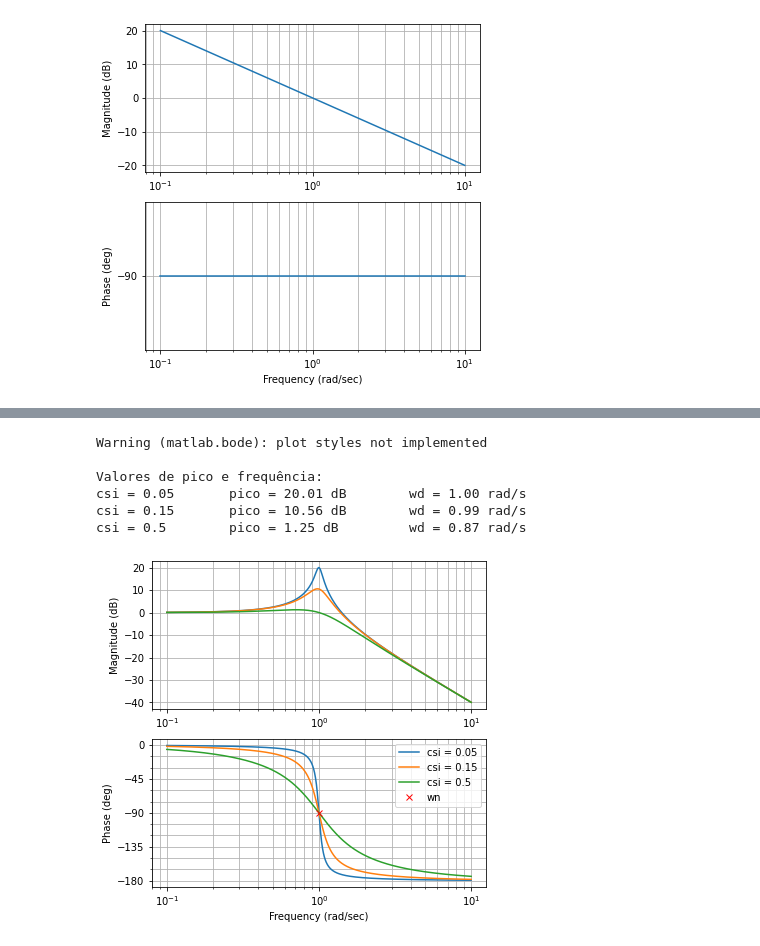
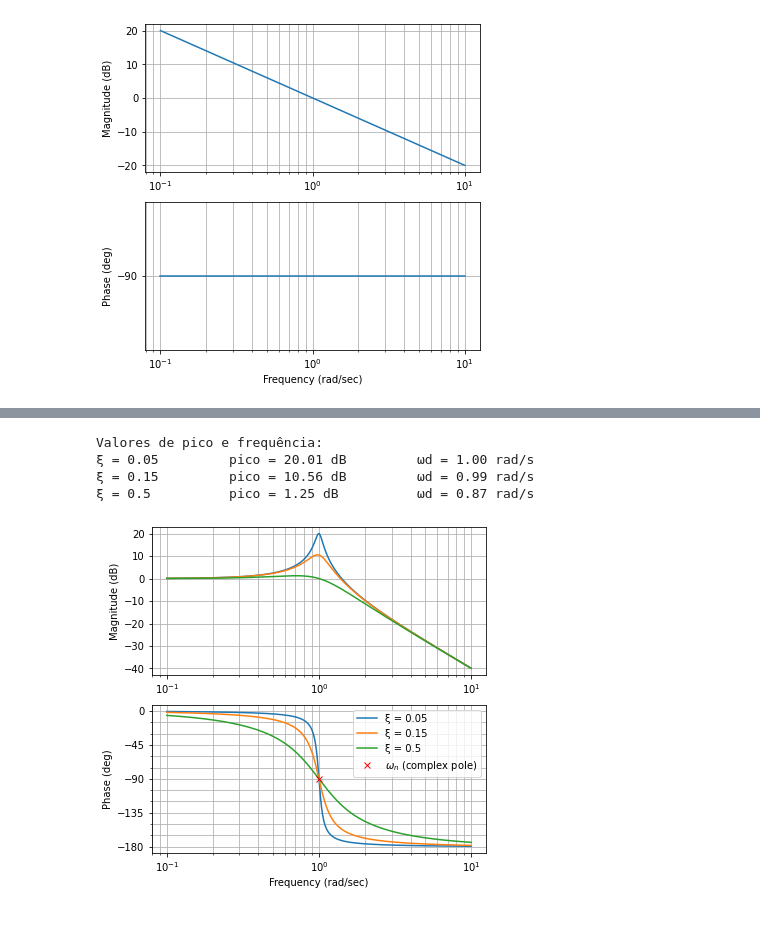
Before and after one commit to gregorimaia/Engenharia_Aeroespacial, a Jupyter notebook: Resposta_em_frequencia.ipynb, the cells around one changed output, grey strips where cells are left out. Cells and saved outputs as stored; diff of their text form; code cells hidden in the pictures.

```diff
--- a/Resposta_em_frequencia.ipynb
+++ b/Resposta_em_frequencia.ipynb
@@ -98,35 +91,36 @@ Warning (matlab.bode): plot styles not implemented
 # %%
 # Sistema com polos complexos conjugados
 
 wn = 1     #frequência natural, em rad/s
 csi1 = 0.05  #coeficiente de amortecimento
 csi2 = 0.15  #coeficiente de amortecimento
 csi3 = 0.50  #coeficiente de amortecimento
 
 G1 = tf(wn**2,[1, 2*csi1*wn, wn**2])
 G2 = tf(wn**2,[1, 2*csi2*wn, wn**2])
 G3 = tf(wn**2,[1, 2*csi3*wn, wn**2])
 
 plt.figure(figsize=(6,6))
-omega = wn*logspace(-1,1,1000)    #pontos de plotagem (aumentando número de pontos)
-bode(G1, G2, G3, omega, Hz=False);          #plotagem do diagrama de Bode
-mag,phase,omega=bode(G1,'rx', [wn], plot=False, deg=True);  #posição do polo
-plt.plot([wn],rad2deg(phase),'rx');
-plt.legend((f'csi = {csi1}',f'csi = {csi2}',f'csi = {csi3}', 'wn'))
+omega = wn*logspace(-1,1,1000)    #pontos de plotagem do Bode
+bode(G1, omega, Hz=False, label = f'ξ = {csi1}')
+bode(G2, omega, Hz=False, label = f'ξ = {csi2}')
+bode(G3, omega, Hz=False, label = f'ξ = {csi3}')
 
+mag,phase,omega=bode(G1, [wn],deg=True);     #posição do polo
+plt.plot([wn],rad2deg(phase),'rx', label='$ω_n$ (complex pole)');
+#plt.legend((f'ξ = {csi1}',f'ξ = {csi2}',f'ξ = {csi3}', 'ωₙ'))
+plt.legend()
 valor_pico = lambda csi: 1/(2*csi*sqrt(1-csi**2))  #função do valor de pico
 omega_d = lambda csi, wn: wn*sqrt(1-csi**2)        #função do valor da frequência do pico
 print('\nValores de pico e frequência:')
 for csi in [csi1,csi2,csi3]:
-  print(f'csi = {csi}\t pico = {mag2db(valor_pico(csi)):.2f} dB \twd = {omega_d(csi,wn):.2f} rad/s')
+  print(f'ξ = {csi} \t pico = {mag2db(valor_pico(csi)):.2f} dB \t ωd = {omega_d(csi,wn):.2f} rad/s')
 # %% [output]
-Warning (matlab.bode): plot styles not implemented
-
 Valores de pico e frequência:
-csi = 0.05       pico = 20.01 dB        wd = 1.00 rad/s
-csi = 0.15       pico = 10.56 dB        wd = 0.99 rad/s
-csi = 0.5        pico = 1.25 dB         wd = 0.87 rad/s
+ξ = 0.05         pico = 20.01 dB         ωd = 1.00 rad/s
+ξ = 0.15         pico = 10.56 dB         ωd = 0.99 rad/s
+ξ = 0.5          pico = 1.25 dB          ωd = 0.87 rad/s
-[figure, old version]
+[figure, new version]
 # %%
 #Resposta em frequência de um derivador
 Gderivador = tf([1,0],1)
```
Also changed, not shown: parts of 8 cells of this notebook.
